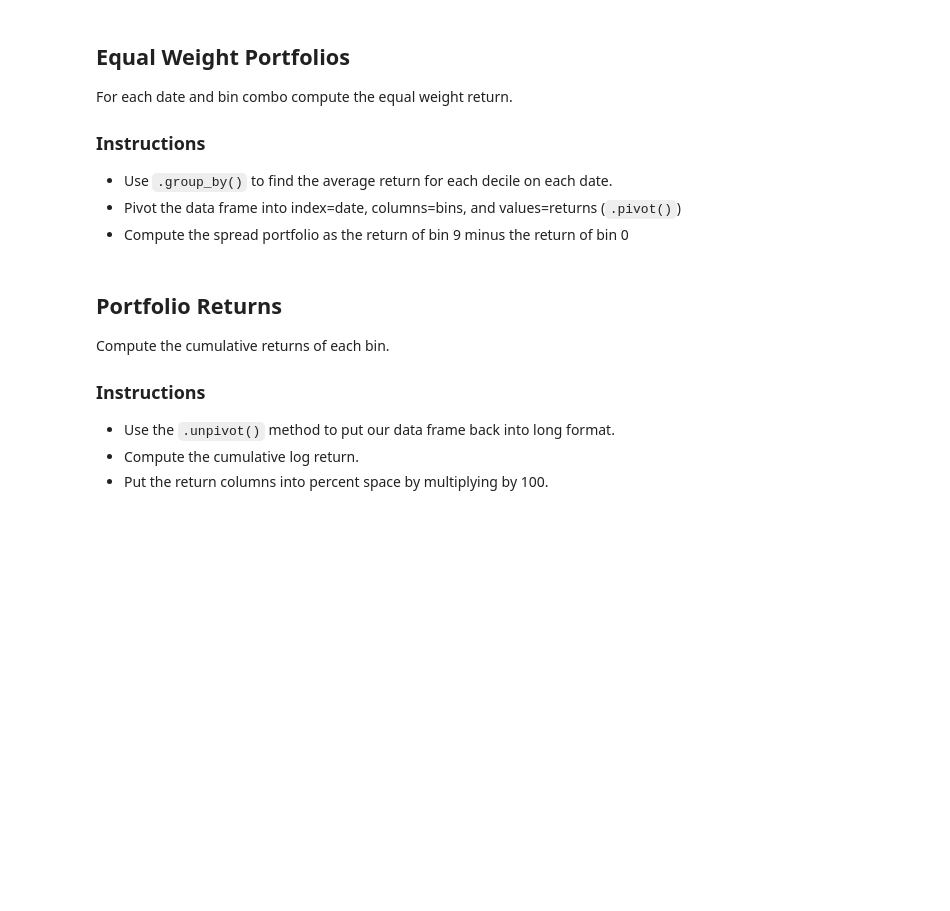
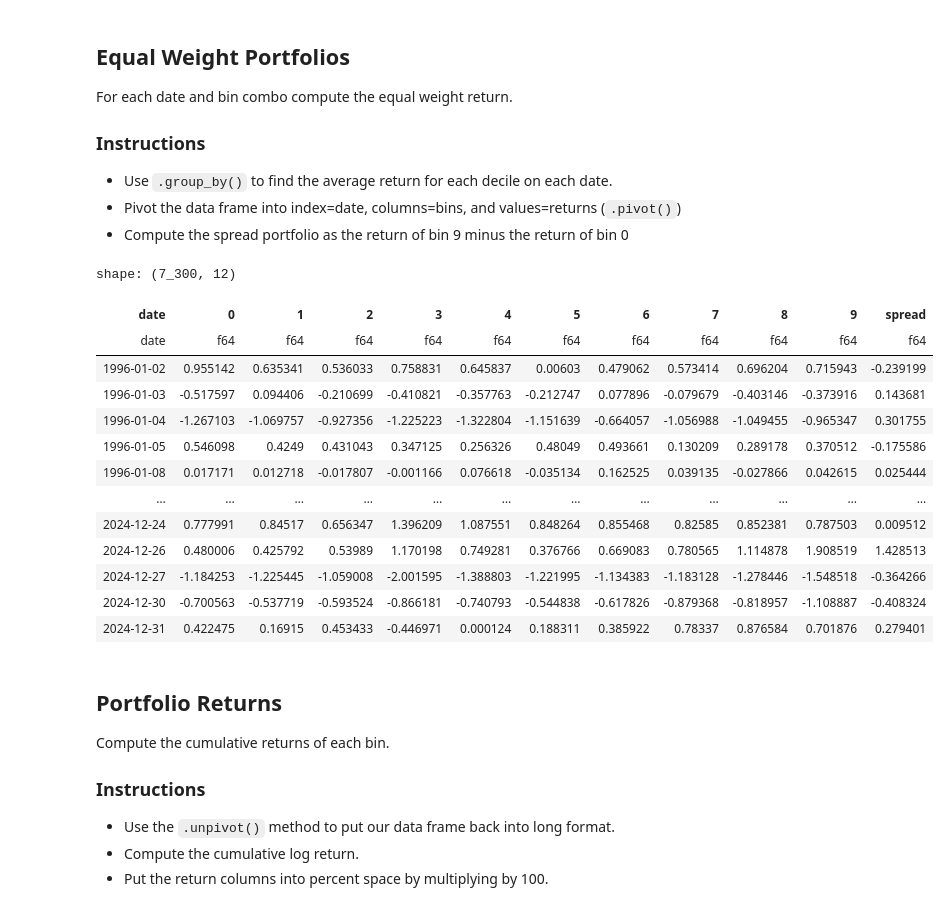
Before and after one commit to xylr11/sf-quant-labs, a Jupyter notebook: labs/lab_3.ipynb, the cells around one changed output. Cells and saved outputs as stored; diff of their text form; code cells hidden in the pictures; blank space fills up the shorter version.

```diff
--- a/labs/lab_3.ipynb
+++ b/labs/lab_3.ipynb
@@ -62,9 +79,15 @@ def task_compute_momentum(data: pl.DataFrame) -> pl.DataFrame:
     Returns:
         pl.DataFrame: Data frame with columns date, barrid, price, return, and momentum columns.
     """
+    data = data.sort(['barrid', 'date'])
 
-    # TODO: Finish this function
-    pass
+    # Calculate momentum using a rolling window
+
+    data = data.with_columns(
+        (pl.col('return') / 100 + 1).log().rolling_sum(window_size=230).shift(22).alias('momentum')
+    )
+
+    return data.select(['date', 'barrid', 'price', 'return', 'momentum']).drop_nulls()
 
 momentum = task_compute_momentum(data)
 
@@ -129,20 +203,40 @@ For each date and bin combo compute the equal weight return.
 # %%
 def task_equal_weight_portfolios(momentum_bins: pl.DataFrame) -> pl.DataFrame:
     """
     Compute the equal weight return for each bin on each date.
 
     Args:
         momentum_bins (pl.DataFrame): Data frame with columns date, barrid, price, return, momentum, and bin columns.
 
     Returns:
         pl.DataFrame: Data frame with date as the index, bins as the columns, and returns as the values.
     """
-    # TODO: Finish this function
-    pass
+    return momentum_bins.group_by(['date', 'bin']).agg(
+        pl.col('return').mean().alias('equal_weight_return')
+    ).sort(['date', 'bin']).pivot(
+        index='date',
+        columns='bin',
+        values='equal_weight_return'
+    ).with_columns((pl.col('9') - pl.col('0')).alias('spread'))
 
 momentum_portfolios = task_equal_weight_portfolios(momentum_bins)
 
 momentum_portfolios
+# %% [output]
+shape: (7_300, 12)
+| date | 0 | 1 | 2 | 3 | 4 | 5 | 6 | 7 | 8 | 9 | spread |
+| date | f64 | f64 | f64 | f64 | f64 | f64 | f64 | f64 | f64 | f64 | f64 |
+| 1996-01-02 | 0.955142 | 0.635341 | 0.536033 | 0.758831 | 0.645837 | 0.00603 | 0.479062 | 0.573414 | 0.696204 | 0.715943 | -0.239199 |
+| 1996-01-03 | -0.517597 | 0.094406 | -0.210699 | -0.410821 | -0.357763 | -0.212747 | 0.077896 | -0.079679 | -0.403146 | -0.373916 | 0.143681 |
+| 1996-01-04 | -1.267103 | -1.069757 | -0.927356 | -1.225223 | -1.322804 | -1.151639 | -0.664057 | -1.056988 | -1.049455 | -0.965347 | 0.301755 |
+| 1996-01-05 | 0.546098 | 0.4249 | 0.431043 | 0.347125 | 0.256326 | 0.48049 | 0.493661 | 0.130209 | 0.289178 | 0.370512 | -0.175586 |
+| 1996-01-08 | 0.017171 | 0.012718 | -0.017807 | -0.001166 | 0.076618 | -0.035134 | 0.162525 | 0.039135 | -0.027866 | 0.042615 | 0.025444 |
+| … | … | … | … | … | … | … | … | … | … | … | … |
+| 2024-12-24 | 0.777991 | 0.84517 | 0.656347 | 1.396209 | 1.087551 | 0.848264 | 0.855468 | 0.82585 | 0.852381 | 0.787503 | 0.009512 |
+| 2024-12-26 | 0.480006 | 0.425792 | 0.53989 | 1.170198 | 0.749281 | 0.376766 | 0.669083 | 0.780565 | 1.114878 | 1.908519 | 1.428513 |
+| 2024-12-27 | -1.184253 | -1.225445 | -1.059008 | -2.001595 | -1.388803 | -1.221995 | -1.134383 | -1.183128 | -1.278446 | -1.548518 | -0.364266 |
+| 2024-12-30 | -0.700563 | -0.537719 | -0.593524 | -0.866181 | -0.740793 | -0.544838 | -0.617826 | -0.879368 | -0.818957 | -1.108887 | -0.408324 |
+| 2024-12-31 | 0.422475 | 0.16915 | 0.453433 | -0.446971 | 0.000124 | 0.188311 | 0.385922 | 0.78337 | 0.876584 | 0.701876 | 0.279401 |
 # %% [markdown]
 ## Portfolio Returns
 
```
Also changed, not shown: parts of 9 cells of this notebook.
